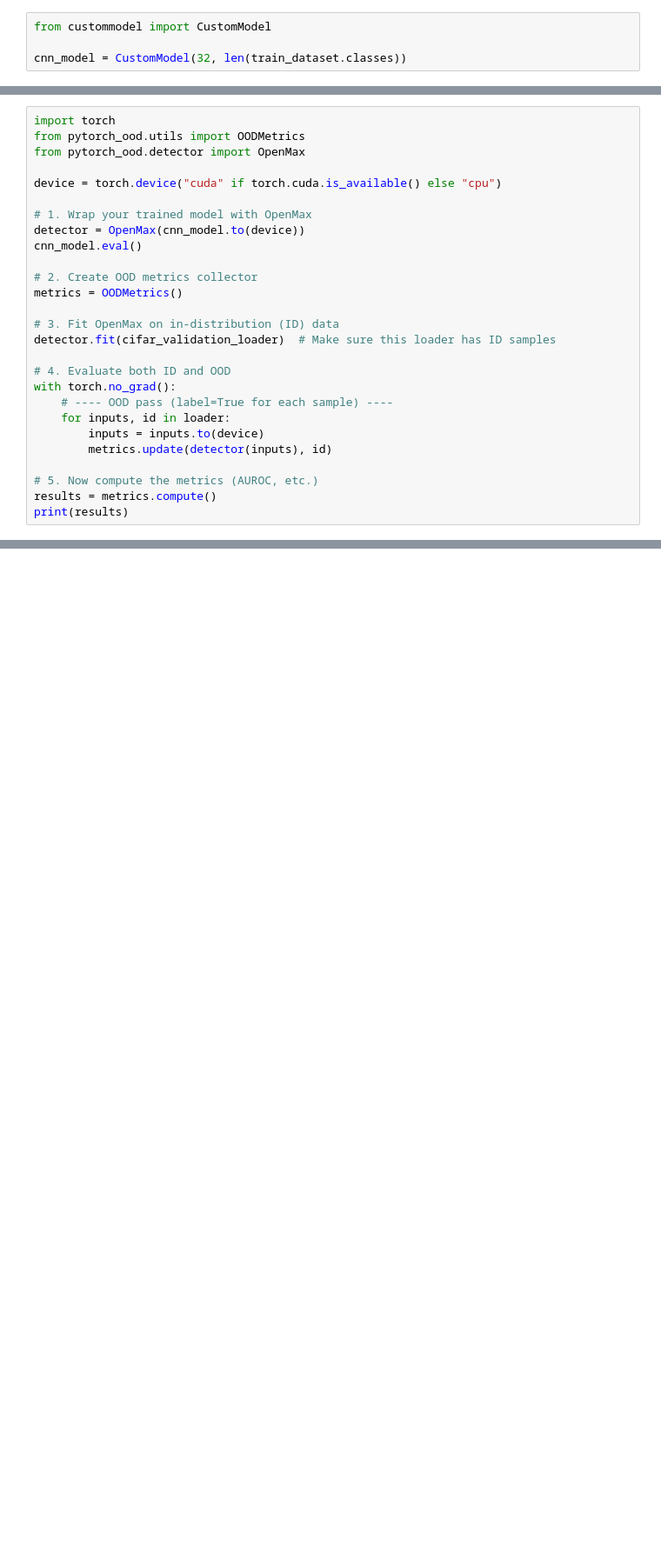
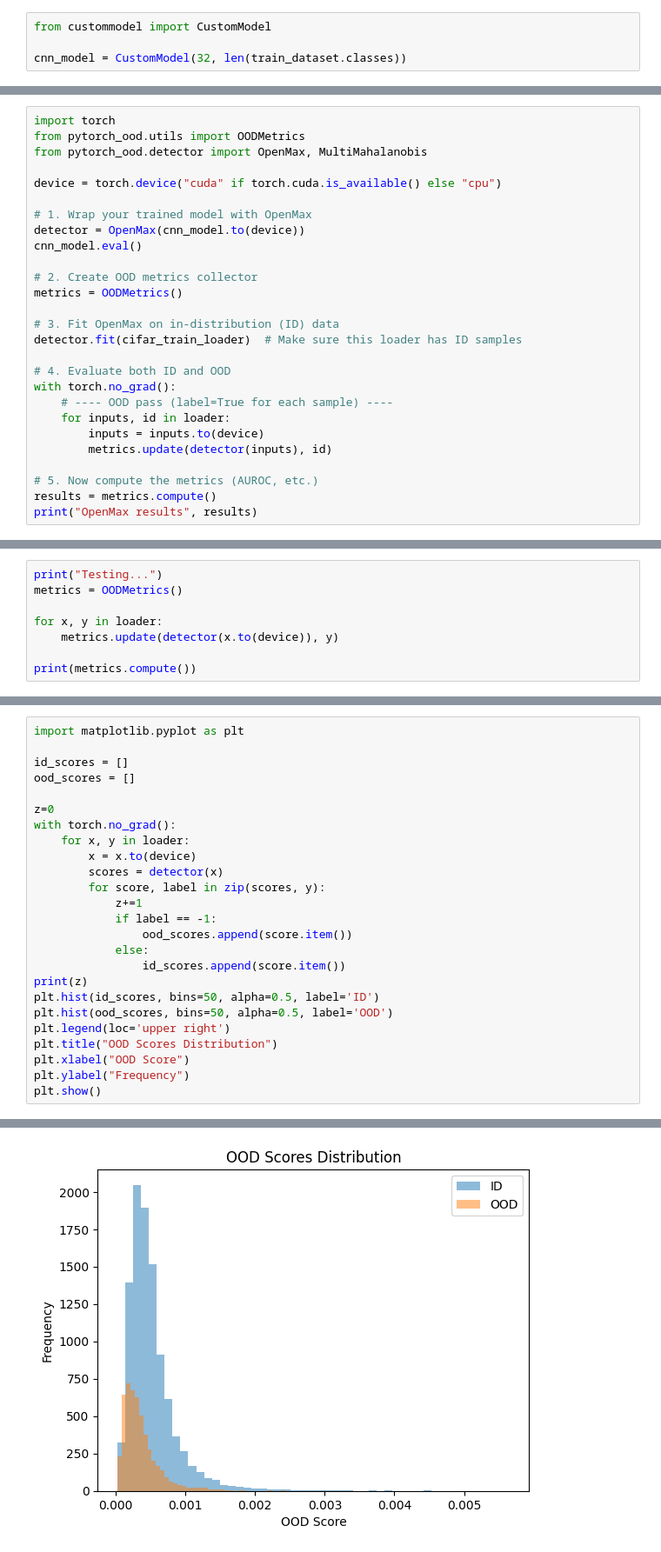
Before and after one commit to HAVIGILI/Anomaly_understanding, a Jupyter notebook: Notebook.ipynb, the cells around one changed output, grey strips where cells are left out. Shown at 87% size. Cells and saved outputs as stored; diff of their text form; blank space fills up the shorter version.

```diff
--- a/Notebook.ipynb
+++ b/Notebook.ipynb
@@ -118,7 +128,7 @@ tensor([   2,    0,    0, 1000, 1000, 1000, 1000, 1000,    5,    6,    6, 1000,
 # %%
 import torch
 from pytorch_ood.utils import OODMetrics
-from pytorch_ood.detector import OpenMax
+from pytorch_ood.detector import OpenMax, MultiMahalanobis
 
 device = torch.device("cuda" if torch.cuda.is_available() else "cpu")
 
@@ -130,7 +140,7 @@ cnn_model.eval()
 metrics = OODMetrics()
 
 # 3. Fit OpenMax on in-distribution (ID) data
-detector.fit(cifar_validation_loader)  # Make sure this loader has ID samples
+detector.fit(cifar_train_loader)  # Make sure this loader has ID samples
 
 # 4. Evaluate both ID and OOD
 with torch.no_grad():
@@ -141,5 +151,5 @@ with torch.no_grad():
 
 # 5. Now compute the metrics (AUROC, etc.)
 results = metrics.compute()
-print(results)
+print("OpenMax results", results)
 # %% [output]
@@ -146,0 +173,8 @@ ValueError: Data must contain ID and OOD samples.
+# %%
+print("Testing...")
+metrics = OODMetrics()
+
+for x, y in loader:
+    metrics.update(detector(x.to(device)), y)
+
+print(metrics.compute())
@@ -146,0 +184,26 @@ ValueError: Data must contain ID and OOD samples.
+# %%
+import matplotlib.pyplot as plt
+
+id_scores = []
+ood_scores = []
+
+z=0
+with torch.no_grad():
+    for x, y in loader:
+        x = x.to(device)
+        scores = detector(x)
+        for score, label in zip(scores, y):
+            z+=1
+            if label == -1:
+                ood_scores.append(score.item())
+            else:
+                id_scores.append(score.item())
+print(z)
+plt.hist(id_scores, bins=50, alpha=0.5, label='ID')
+plt.hist(ood_scores, bins=50, alpha=0.5, label='OOD')
+plt.legend(loc='upper right')
+plt.title("OOD Scores Distribution")
+plt.xlabel("OOD Score")
+plt.ylabel("Frequency")
+plt.show()
+# %% [output]
@@ -146,0 +211 @@ ValueError: Data must contain ID and OOD samples.
+[figure, added]
```
Also changed, not shown: parts of 6 cells of this notebook.
